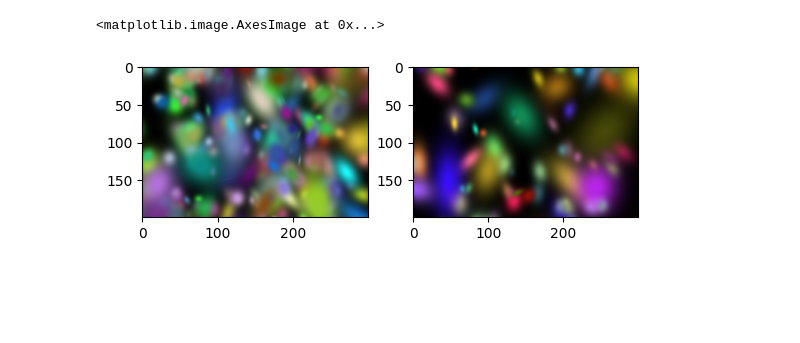
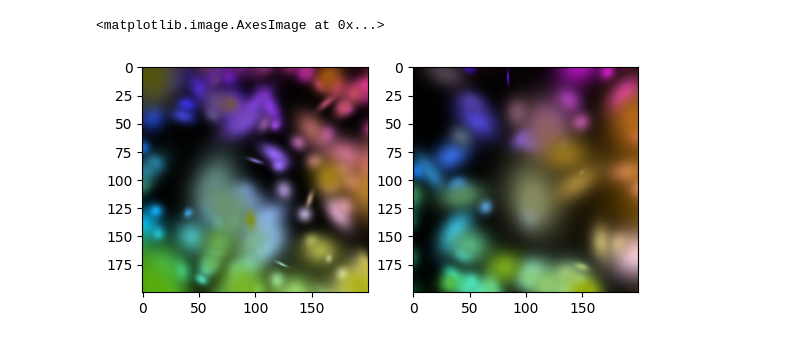
Before and after one commit to nishadgothoskar/diff-gaussian-rasterization, a Jupyter notebook: optimization.ipynb, the cells around one changed output. Saved outputs shown, nothing was run; the diff lists cells and outputs as text; code cells hidden in the pictures; blank space fills up the shorter version.

```diff
--- a/optimization.ipynb
+++ b/optimization.ipynb
@@ -166,57 +21,40 @@ rasterize_jit = jax.jit(rasterize, static_argnums=(5,6,7,8,9,10,11,12))
 # %%
-key = jax.random.split(key, 2)[0]
-
-
-image_width, image_height, fx, fy, cx, cy, near, far = 300, 200, 300.0, 300.0, 100.0, 100.0, 0.01, 2.5
-pmatrix = getProjectionMatrixJax(image_width, image_height, fx, fy, cx, cy, near, far)
-camera_pose = jnp.eye(4)
-view_matrix = jnp.transpose(jnp.linalg.inv(jnp.eye(4)))
-
-projmatrix = view_matrix @ pmatrix
-
-fovX = jnp.arctan(image_width / 2 / fx) * 2.0
-fovY = jnp.arctan(image_height / 2 / fy) * 2.0
-tan_fovx = math.tan(fovX)
-tan_fovy = math.tan(fovY)
-
-bg = jnp.zeros(3)
-campos = jnp.zeros(3)
+image_width, image_height, fx, fy, cx, cy, near, far = 200, 200, 300.0, 300.0, 100.0, 100.0, 0.01, 2.5
 
 N = 100
+key = jax.random.split(key, 2)[0]
 means3D = jax.random.uniform(key, shape=(N, 3), minval=-0.5, maxval=0.5) + jnp.array([0.0, 0.0, 1.0])
-key = jax.random.split(key, 1)[0]
 N = means3D.shape[0]
+colors_precomp = jax.random.uniform(key, shape=(N,3), minval=0.0, maxval=1.0)
 opacity = jnp.ones(shape=(N,1))
 scales =jnp.ones((N,3)) * 4.5400e-02
 rotations = jax.random.uniform(key, shape=(N,4), minval=-1.0, maxval=1.0)
-key = jax.random.split(key, 1)[0]
-colors_precomp = jax.random.uniform(key, shape=(N,3), minval=0.0, maxval=1.0)
 
 color_gt = rasterize_jit(
     means3D, colors_precomp, opacity, scales, rotations,
     image_width, image_height, fx,fy, cx,cy,near,far
 )
-N = 300
+
+N = 200
+key = jax.random.split(key, 1)[0]
 means3D = jax.random.uniform(key, shape=(N, 3), minval=-0.5, maxval=0.5) + jnp.array([0.0, 0.0, 1.0])
-key = jax.random.split(key, 1)[0]
 N = means3D.shape[0]
+colors_precomp = jax.random.uniform(key, shape=(N,3), minval=0.0, maxval=1.0)
 opacity = jnp.ones(shape=(N,1))
 scales =jnp.ones((N,3)) * 4.5400e-02
 rotations = jax.random.uniform(key, shape=(N,4), minval=-1.0, maxval=1.0)
-key = jax.random.split(key, 1)[0]
-colors_precomp = jax.random.uniform(key, shape=(N,3), minval=0.0, maxval=1.0)
 
 color = rasterize_jit(
     means3D, colors_precomp, opacity, scales, rotations,
     image_width, image_height, fx,fy, cx,cy,near,far
 )
 
 fix, (ax1, ax2) = plt.subplots(1, 2)
 ax1.imshow(jnp.transpose(color, (1,2,0)))
 ax2.imshow(jnp.transpose(color_gt, (1,2,0)))
 # %% [output]
 <matplotlib.image.AxesImage at 0x...>
-[figure, old version]
+[figure, new version]
 # %%
 def loss( means3D, colors_precomp, opacity, scales, rotations,
     image_width, image_height, fx,fy, cx,cy,near,far, color_gt):
```
Also changed, not shown: parts of 9 cells of this notebook, 3 other files.
